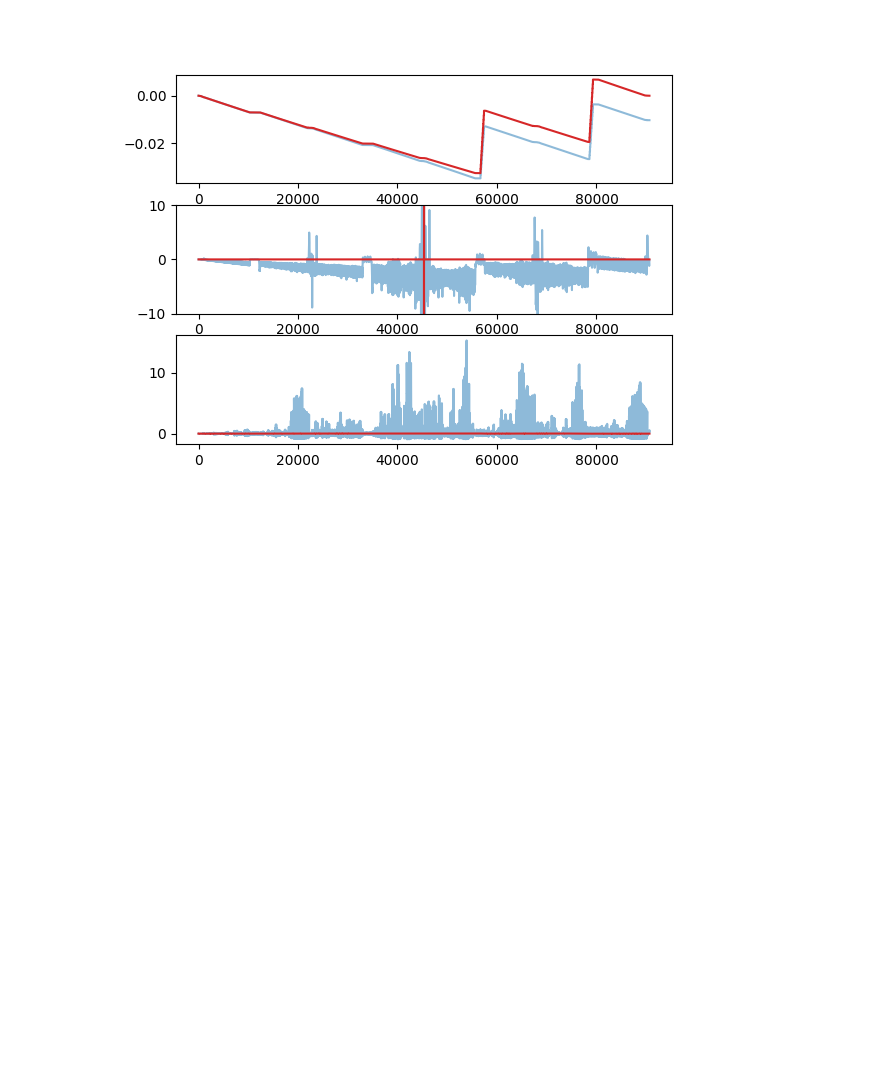
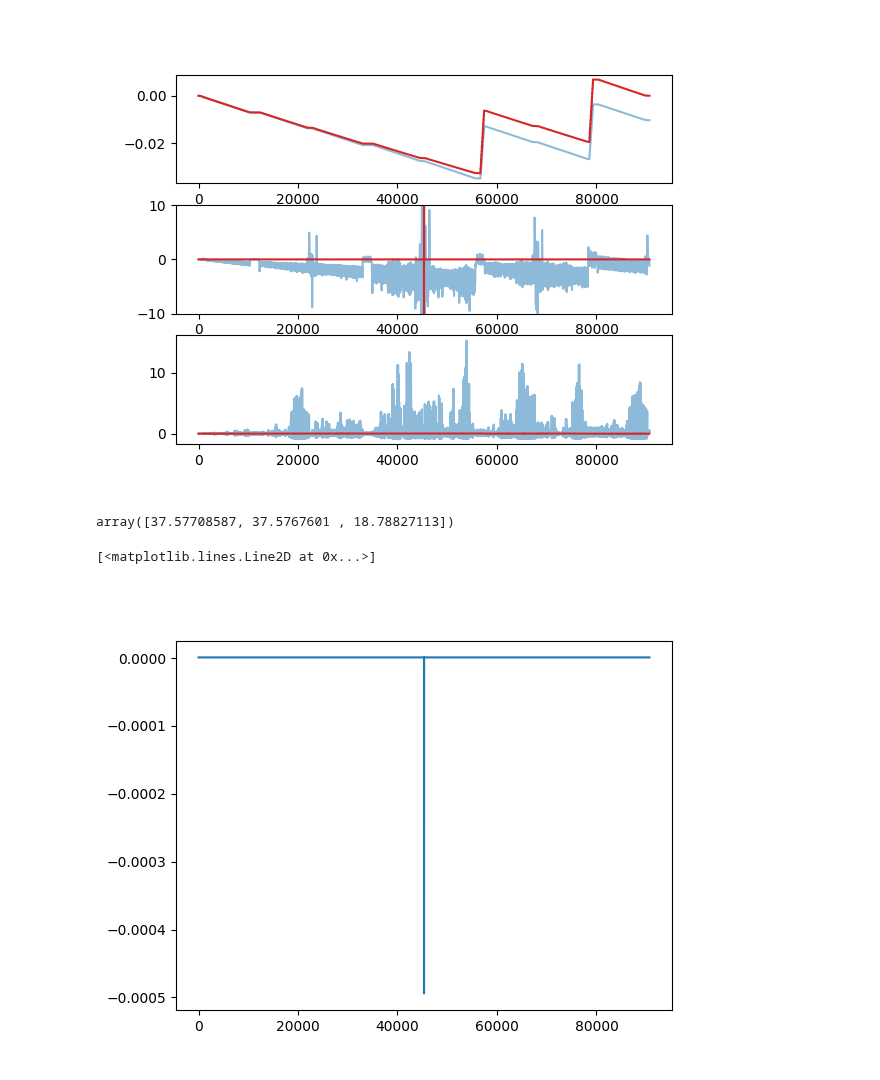
Before and after one commit to xsuite/tutorial_abp_demo, a Jupyter notebook: notebook_01_fccee_radiation.ipynb, the cells around one changed output. Drawn from its saved outputs; the diff is of its cells as text; code cells hidden in the pictures; blank space fills up the shorter version.

```diff
--- a/notebook_01_fccee_radiation.ipynb
+++ b/notebook_01_fccee_radiation.ipynb
@@ -72,6 +72,18 @@ plt.plot(tw_rad_on.s, tw_compens_on.betx / tw_rad_off.betx - 1, color='C3')
 # %% [output]
 [<matplotlib.lines.Line2D at 0x...>]
 [figure]
+# %%
+tw = line.twiss(eneloss_and_damping=True, search_for_t_rev=True)
+# %%
+1 / tw.damping_constants_turns # Damping times
+# %% [output]
+array([37.57708587, 37.5767601 , 18.78827113])
+# %%
+plt.figure()
+plt.plot(tw.s, tw.zeta)
+# %% [output]
+[<matplotlib.lines.Line2D at 0x...>]
+[figure, added]
 # %%
 bs = tw_rad.get_beam_covariance(gemitt_x=tw_rad.eq_gemitt_x, gemitt_y=tw_rad.eq_gemitt_y, gemitt_zeta=tw_rad.eq_gemitt_zeta)
 # %%
```
